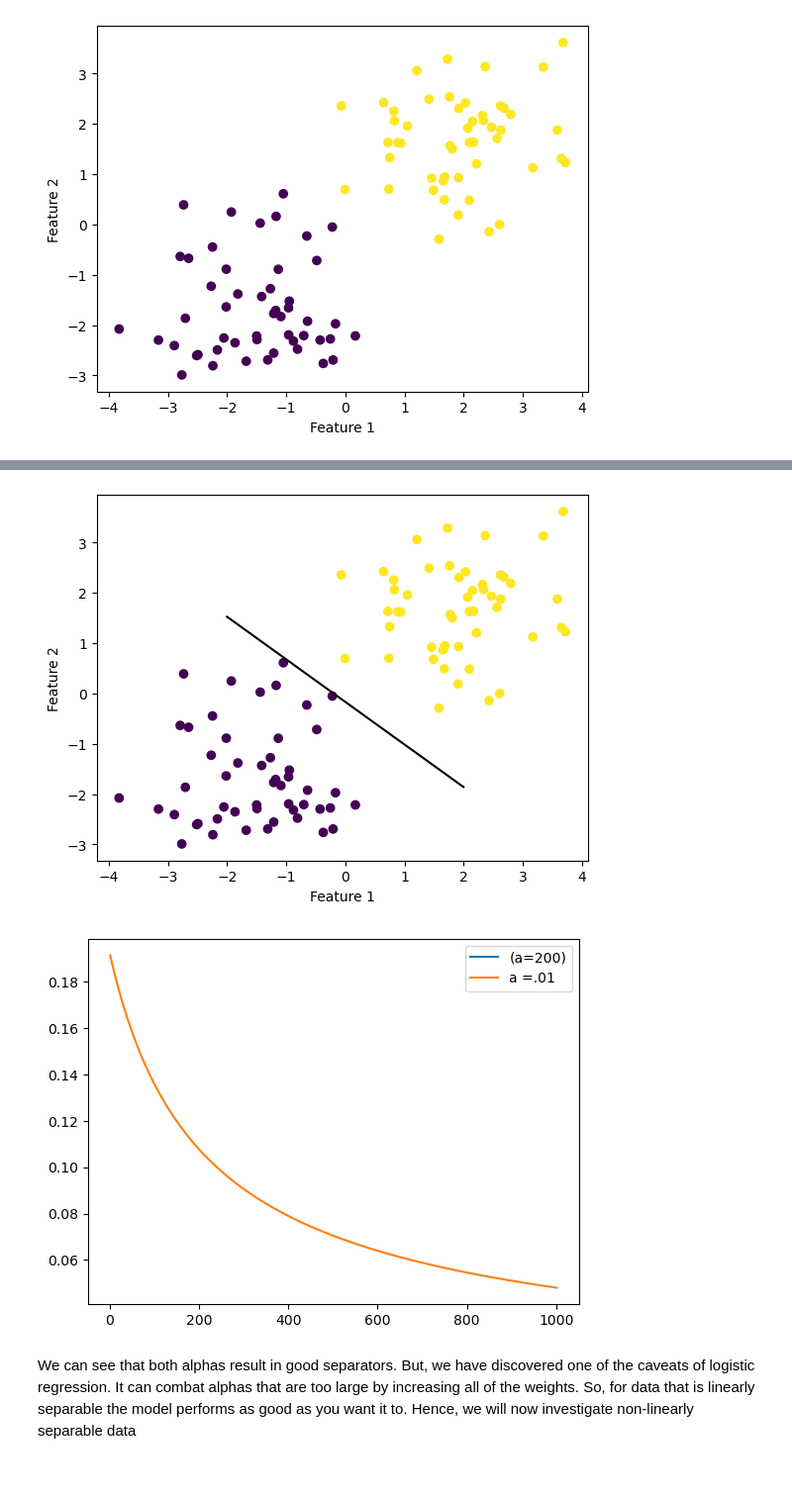
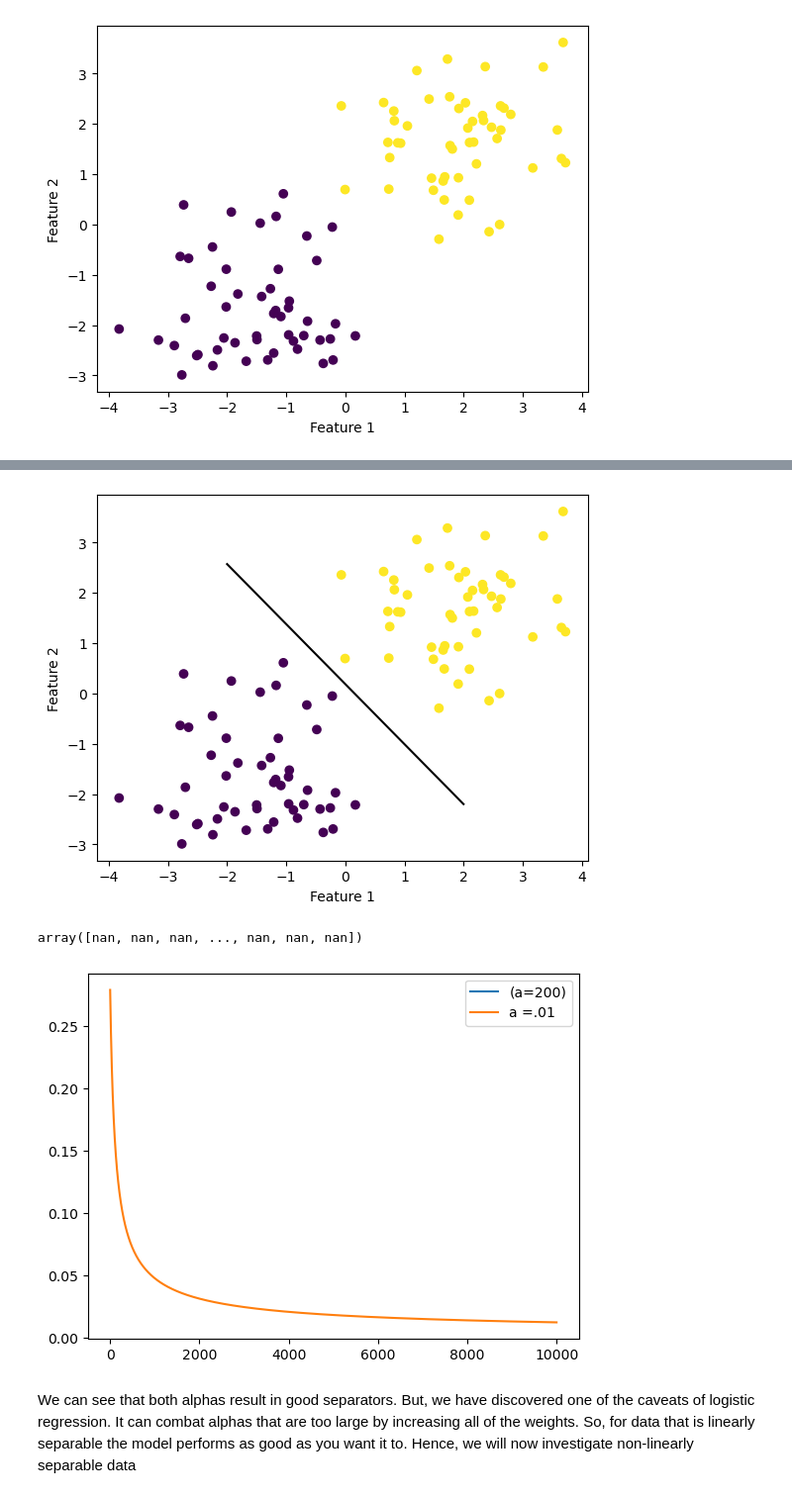
Before and after one commit to miatarantola/miatarantola.github.io, a Jupyter notebook: posts/Gradient Descent Blog Post/Gradient_Descent_blog.ipynb, the cells around one changed output, grey strips where cells are left out. Shown at 99% size. Cells and saved outputs as stored; diff of their text form; code cells hidden in the pictures.

```diff
--- a/posts/Gradient Descent Blog Post/Gradient_Descent_blog.ipynb
+++ b/posts/Gradient Descent Blog Post/Gradient_Descent_blog.ipynb
@@ -180,11 +180,11 @@ ylab = plt.ylabel("Feature 2")
 # %%
 #alpha is too large
 LR3 = LogisticRegression()
-LR3.fit(X3, y3, alpha = 200, max_epochs = 100)
+LR3.fit(X3, y3, alpha = 200, max_epochs = 10000)
 
 #alpha is a normal value
 LR5 = LogisticRegression()
-LR5.fit(X3, y3, alpha = .01, max_epochs = 1000)
+LR5.fit(X3, y3, alpha = .01, max_epochs = 10000)
 # %%
 #alpha = 200
 fig3 = plt.scatter(X3[:,0], X3[:,1], c = y3)
@@ -205,21 +205,23 @@ fig3 = draw_line(LR5.w, -2, 2)
 xlab = plt.xlabel("Feature 1")
 ylab = plt.ylabel("Feature 2")
 # %% [output]
-[figure, old version]
+[figure, new version]
 # %%
 
 num_steps1 = len(LR3.loss_history)
 plt.plot(np.arange(num_steps1) + 1, LR3.loss_history, label = "(a=200)")
 
 num_steps2 = len(LR5.loss_history)
 plt.plot(np.arange(num_steps2) + 1, LR5.loss_history, label = "a =.01")
 
 
 
 
 legend = plt.legend()
+LR3.loss_history
 # %% [output]
+array([nan, nan, nan, ..., nan, nan, nan])
-[figure, old version]
+[figure, new version]
 # %% [markdown]
 We can see that both alphas result in good separators. But, we have discovered one of the caveats of logistic regression. It can combat alphas that are too large by increasing all of the weights. So, for data that is linearly separable the model performs as good as you want it to. Hence, we will now investigate non-linearly separable data
 # %% [markdown]
```
Also changed, not shown: parts of 6 cells of this notebook, 12 other files.
